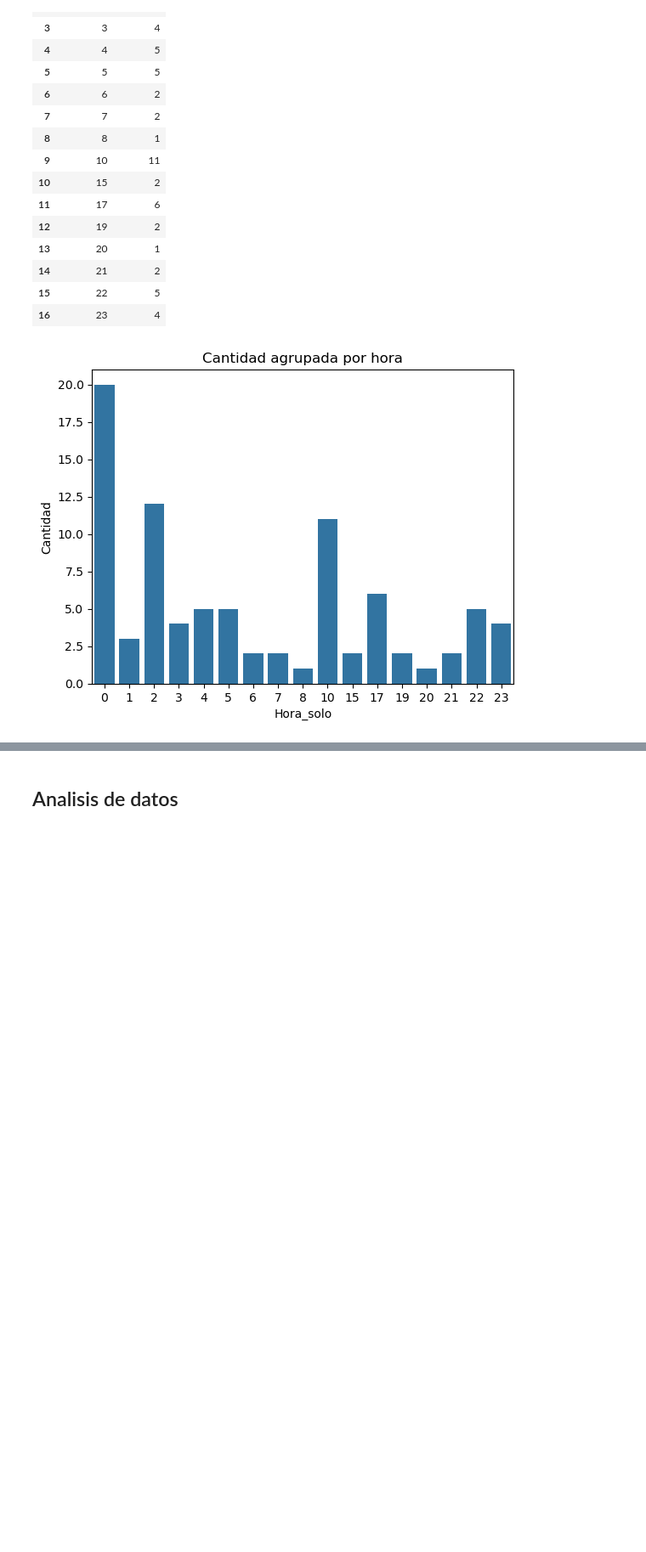
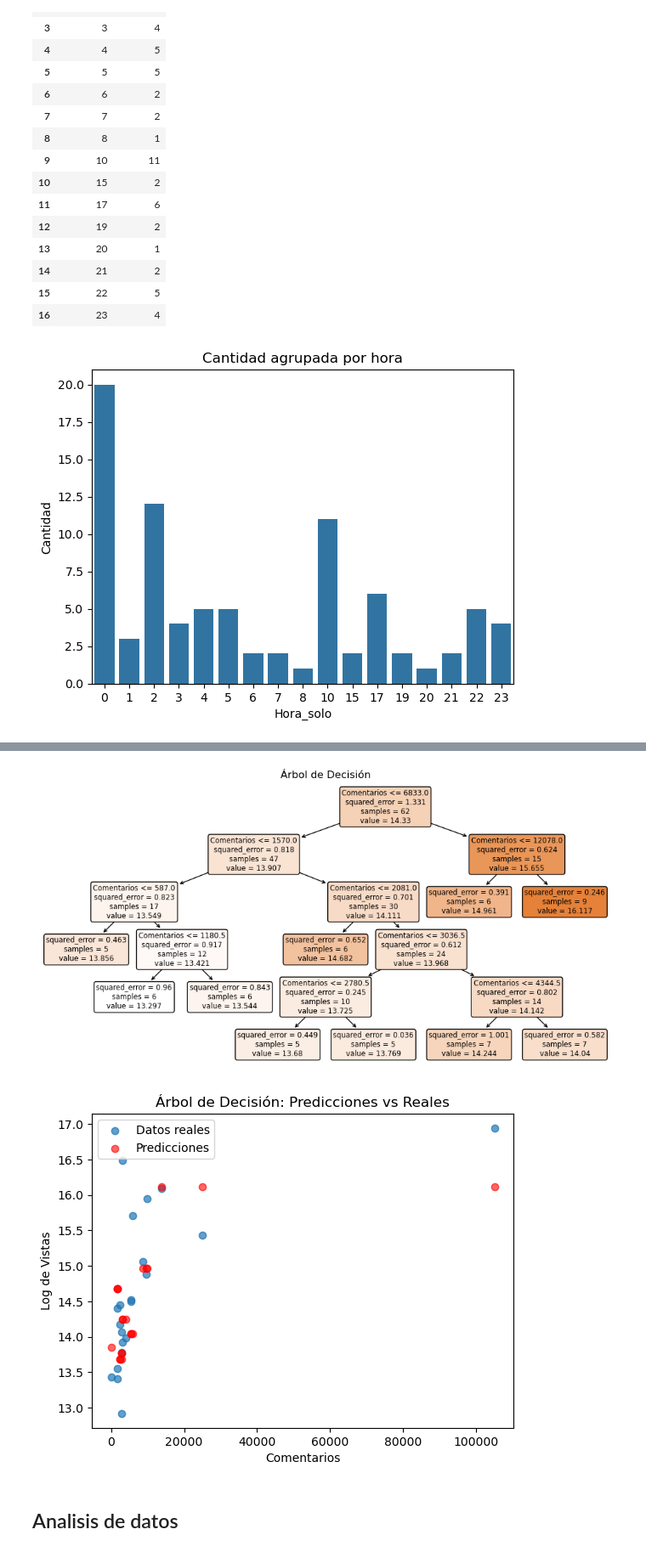
Before and after one commit to wattmoox/Proyecto_Data_Sience, a Jupyter notebook: main.ipynb, the cells around one changed output, grey strips where cells are left out. Shown at 85% size. Cells and saved outputs as stored; diff of their text form; code cells hidden in the pictures; blank space fills up the shorter version.

```diff
--- a/main.ipynb
+++ b/main.ipynb
@@ -492,0 +460,8 @@ R2 (test) 0.0837233888044403
+# %%
+import numpy as np
+
+# Crear una nueva columna con la transformación logarítmica
+df_sin_outliers['Log_Vistas'] = np.log1p(df_sin_outliers['Vistas'])  # log(1 + Vistas)
+df_sin_outliers['Log_Comentarios'] = np.log1p(df_sin_outliers['Comentarios'])  # log(1 + Vistas)
+# Mostrar las primeras filas para verificar
+df_sin_outliers
@@ -492,0 +492,69 @@ R2 (test) 0.0837233888044403
+# %%
+import numpy as np
+import pandas as pd
+from sklearn.model_selection import train_test_split
+from sklearn.tree import DecisionTreeRegressor
+from sklearn.metrics import mean_squared_error, r2_score
+import matplotlib.pyplot as plt
+
+# Supongamos que tienes un DataFrame llamado df
+# Ejemplo de DataFrame:
+# df = pd.DataFrame({'Comentarios': [...], 'Log_Vistas': [...]})
+
+# Variables predictoras y objetivo
+X = df_sin_outliers[['Comentarios']].values  # Predictor (Comentarios)
+y = df_sin_outliers['Log_Vistas'].values  # Variable objetivo (Log de Vistas)
+
+# Dividir en conjunto de entrenamiento y prueba
+X_train, X_test, y_train, y_test = train_test_split(X, y, test_size=0.25, random_state=42)
+
+# Crear el modelo de Árbol de Decisión
+tree_model = DecisionTreeRegressor(
+    max_depth=7,
+    min_samples_split=10,
+    min_samples_leaf=5,
+    max_features='sqrt',
+    random_state=42
+)
+
+#tree_model = DecisionTreeRegressor(max_depth=5,min_samples_split=20, min_samples_leaf=5, random_state=42)  # Cambia max_depth según la complejidad que desees
+
+# Entrenar el modelo
+tree_model.fit(X_train, y_train)
+
+# Realizar predicciones
+y_pred_train = tree_model.predict(X_train)
+y_pred_test = tree_model.predict(X_test)
+
+# Evaluar el desempeño
+rmse_train = mean_squared_error(y_train, y_pred_train, squared=False)
+r2_train = r2_score(y_train, y_pred_train)
+rmse_test = mean_squared_error(y_test, y_pred_test, squared=False)
+r2_test = r2_score(y_test, y_pred_test)
+
+# Imprimir métricas
+print("Conjunto de entrenamiento:")
+print(f"RMSE (train): {rmse_train}")
+print(f"R^2 (train): {r2_train}")
+
+print("\nConjunto de prueba:")
+print(f"RMSE (test): {rmse_test}")
+print(f"R^2 (test): {r2_test}")
+
+# Visualizar el árbol (opcional)
+from sklearn.tree import plot_tree
+
+plt.figure(figsize=(12, 6))
+plot_tree(tree_model, feature_names=['Comentarios'], filled=True, rounded=True)
+plt.title('Árbol de Decisión')
+plt.show()
+
+# Visualización de las predicciones
+plt.scatter(X_test, y_test, alpha=0.7, label="Datos reales")
+plt.scatter(X_test, y_pred_test, color='r', alpha=0.6, label="Predicciones")
+plt.xlabel("Comentarios")
+plt.ylabel("Log de Vistas")
+plt.legend()
+plt.title("Árbol de Decisión: Predicciones vs Reales")
+plt.show()
+# %% [output]
@@ -493,3 +568,5 @@ R2 (test) 0.0837233888044403
+[figure, added]
+[figure, added]
 # %% [markdown]
 ## Analisis de datos
 # %% [markdown]
```
Also changed, not shown: parts of 11 cells of this notebook.
